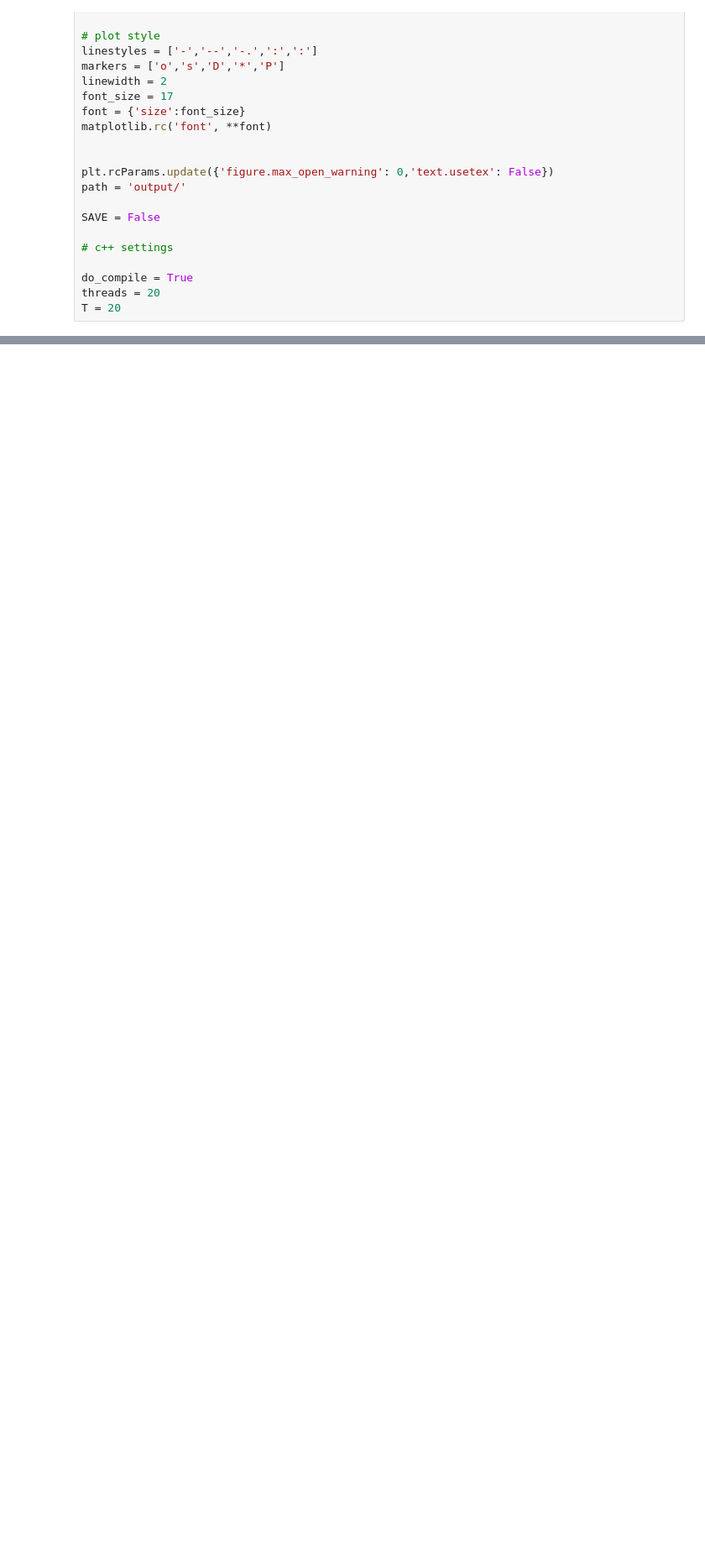
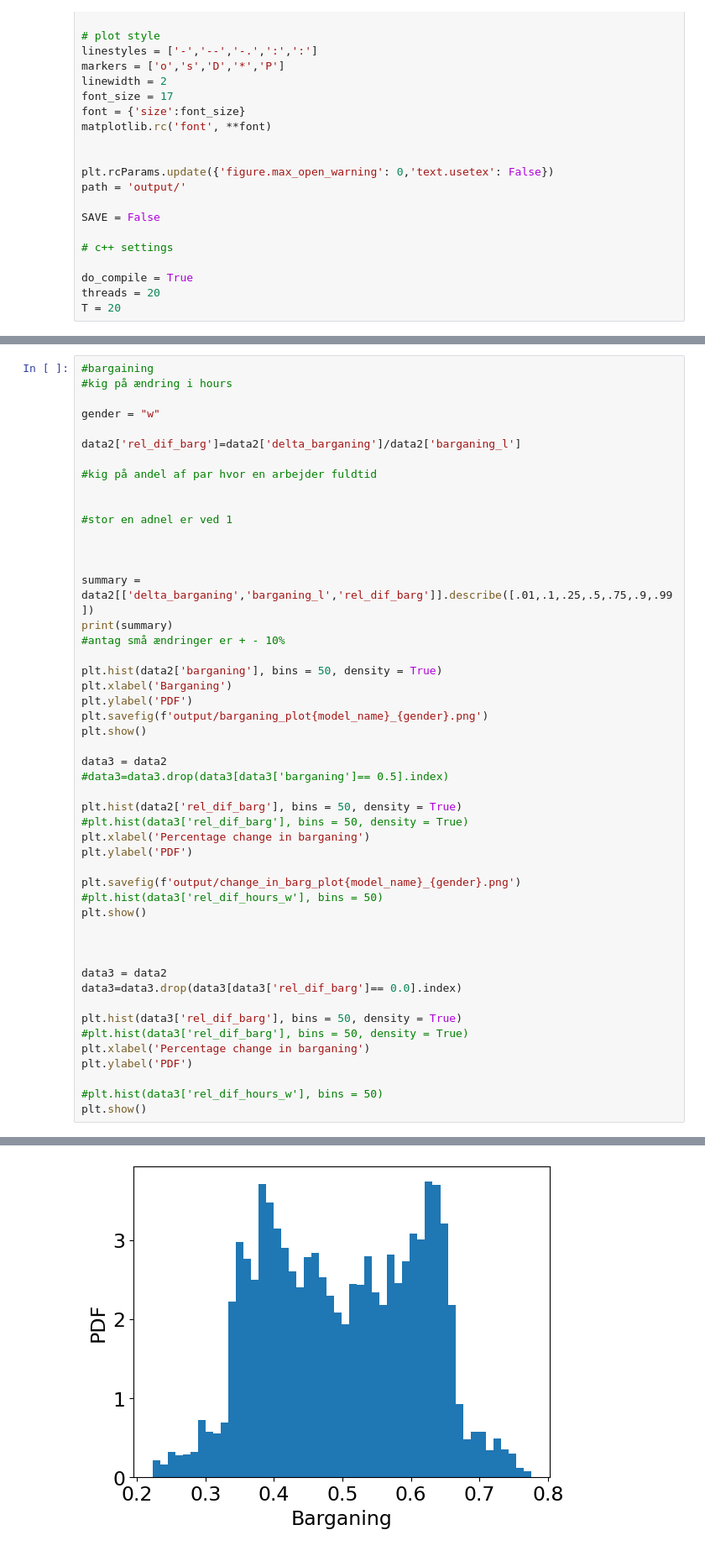
Before and after one commit to ThomasHJorgensen/LimitedCommitmentTest, a Jupyter notebook: summary_stat.ipynb, the cells around one changed output, grey strips where cells are left out. Shown at 84% size. Saved outputs shown, nothing was run; the diff lists cells and outputs as text; blank space fills up the shorter version.

```diff
--- a/summary_stat.ipynb
+++ b/summary_stat.ipynb
@@ -237,0 +274,50 @@ max           1.000000         1.000000
+# %%
+#bargaining
+#kig på ændring i hours
+
+gender = "w"
+
+data2['rel_dif_barg']=data2['delta_barganing']/data2['barganing_l']
+
+#kig på andel af par hvor en arbejder fuldtid
+
+
+#stor en adnel er ved 1
+
+
+
+summary = data2[['delta_barganing','barganing_l','rel_dif_barg']].describe([.01,.1,.25,.5,.75,.9,.99])
+print(summary)
+#antag små ændringer er + - 10%
+
+plt.hist(data2['barganing'], bins = 50, density = True)
+plt.xlabel('Barganing')
+plt.ylabel('PDF')
+plt.savefig(f'output/barganing_plot{model_name}_{gender}.png')
+plt.show()
+
+data3 = data2
+#data3=data3.drop(data3[data3['barganing']== 0.5].index)
+
+plt.hist(data2['rel_dif_barg'], bins = 50, density = True)
+#plt.hist(data3['rel_dif_barg'], bins = 50, density = True)
+plt.xlabel('Percentage change in barganing')
+plt.ylabel('PDF')
+
+plt.savefig(f'output/change_in_barg_plot{model_name}_{gender}.png')
+#plt.hist(data3['rel_dif_hours_w'], bins = 50)
+plt.show()
+
+
+
+data3 = data2
+data3=data3.drop(data3[data3['rel_dif_barg']== 0.0].index)
+
+plt.hist(data3['rel_dif_barg'], bins = 50, density = True)
+#plt.hist(data3['rel_dif_barg'], bins = 50, density = True)
+plt.xlabel('Percentage change in barganing')
+plt.ylabel('PDF')
+
+#plt.hist(data3['rel_dif_hours_w'], bins = 50)
+plt.show()
+# %% [output]
@@ -237,0 +337 @@ max           1.000000         1.000000
+[figure, added]
```
Also changed, not shown: parts of 5 cells of this notebook, 5 other files.
